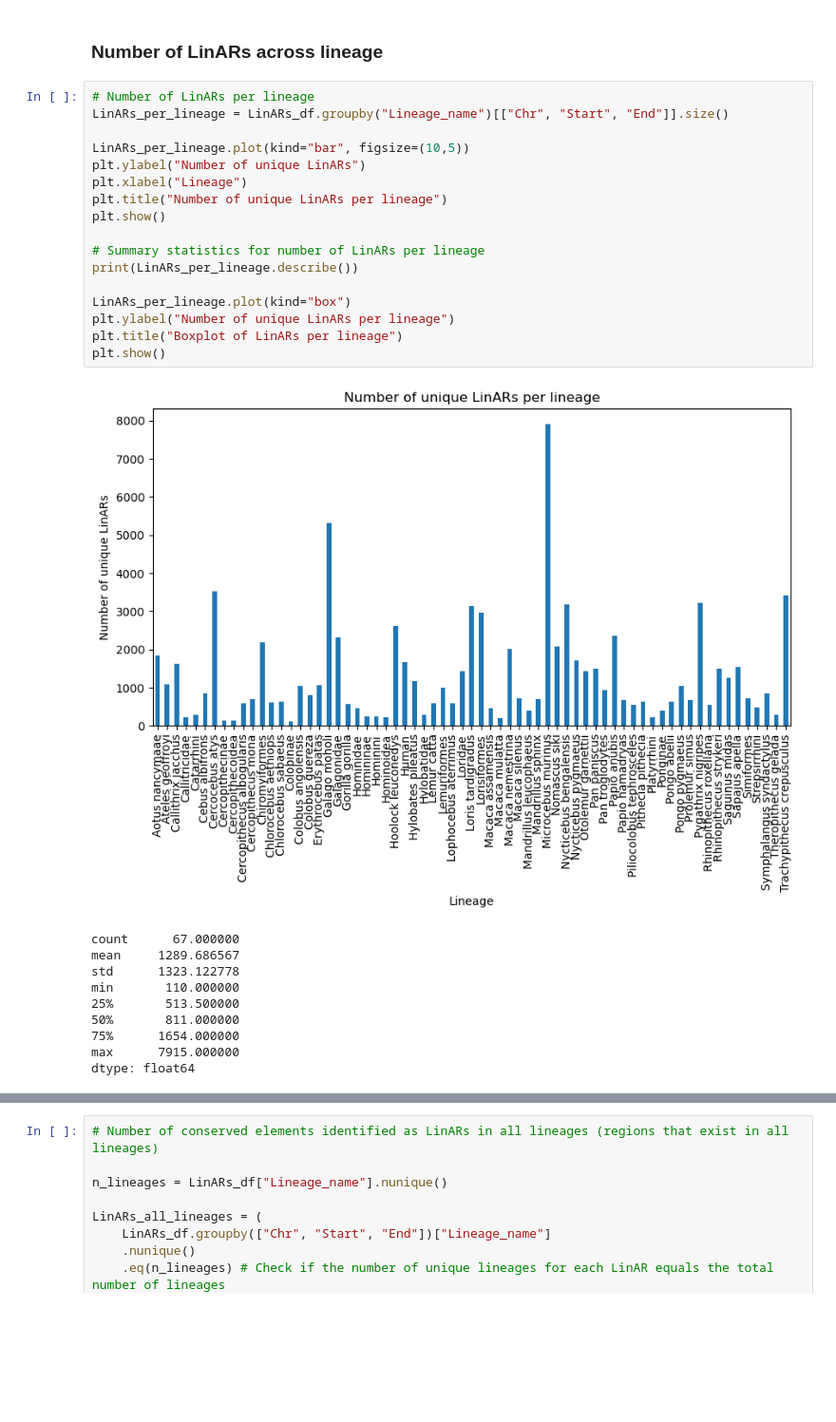
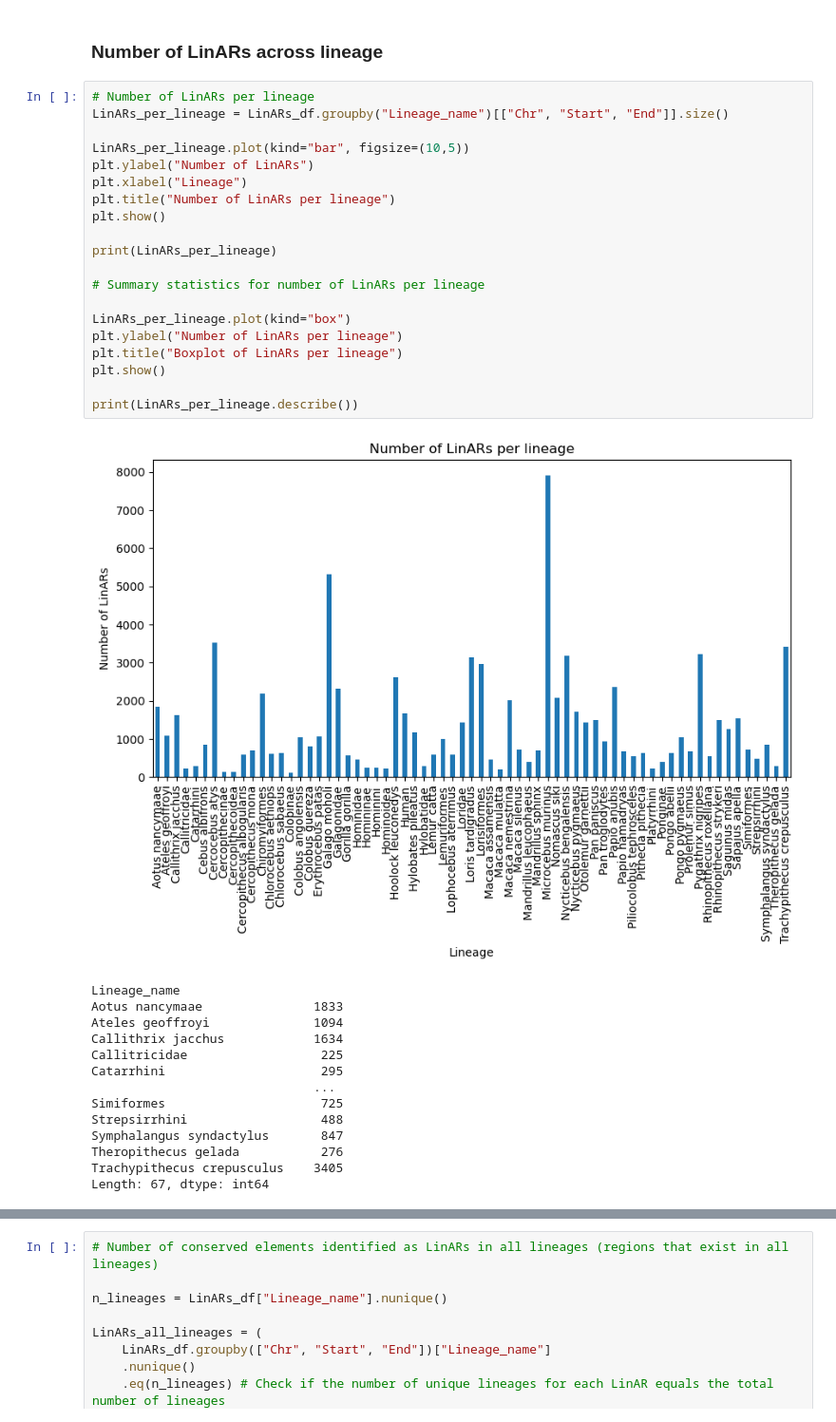
Before and after one commit to munch-group/cecilie-har-pib, a Jupyter notebook: notebooks/pib_notebook.ipynb, the cells around one changed output, grey strips where cells are left out. Shown at 95% size. Drawn from its saved outputs; the diff is of its cells as text; blank space fills up the shorter version.

```diff
--- a/notebooks/pib_notebook.ipynb
+++ b/notebooks/pib_notebook.ipynb
@@ -56,28 +55,35 @@ len(LinARs_df) - len(LinARs_unique) # There were no duplicates within a lineage,
 # %%
 # Number of LinARs per lineage
 LinARs_per_lineage = LinARs_df.groupby("Lineage_name")[["Chr", "Start", "End"]].size()
 
 LinARs_per_lineage.plot(kind="bar", figsize=(10,5))
-plt.ylabel("Number of unique LinARs")
+plt.ylabel("Number of LinARs")
 plt.xlabel("Lineage")
-plt.title("Number of unique LinARs per lineage")
+plt.title("Number of LinARs per lineage")
 plt.show()
 
+print(LinARs_per_lineage)
+
 # Summary statistics for number of LinARs per lineage
-print(LinARs_per_lineage.describe())
 
 LinARs_per_lineage.plot(kind="box")
-plt.ylabel("Number of unique LinARs per lineage")
+plt.ylabel("Number of LinARs per lineage")
 plt.title("Boxplot of LinARs per lineage")
 plt.show()
+
+print(LinARs_per_lineage.describe())
 # %% [output]
-[figure, old version]
+[figure, new version]
-count      67.000000
-mean     1289.686567
-std      1323.122778
-min       110.000000
-25%       513.500000
-50%       811.000000
-75%      1654.000000
-max      7915.000000
-dtype: float64
+Lineage_name
+Aotus nancymaae               1833
+Ateles geoffroyi              1094
+Callithrix jacchus            1634
+Callitricidae                  225
+Catarrhini                     295
+                              ...
+Simiformes                     725
+Strepsirrhini                  488
+Symphalangus syndactylus       847
+Theropithecus gelada           276
+Trachypithecus crepusculus    3405
+Length: 67, dtype: int64
```
Also changed, not shown: parts of 30 cells of this notebook.
